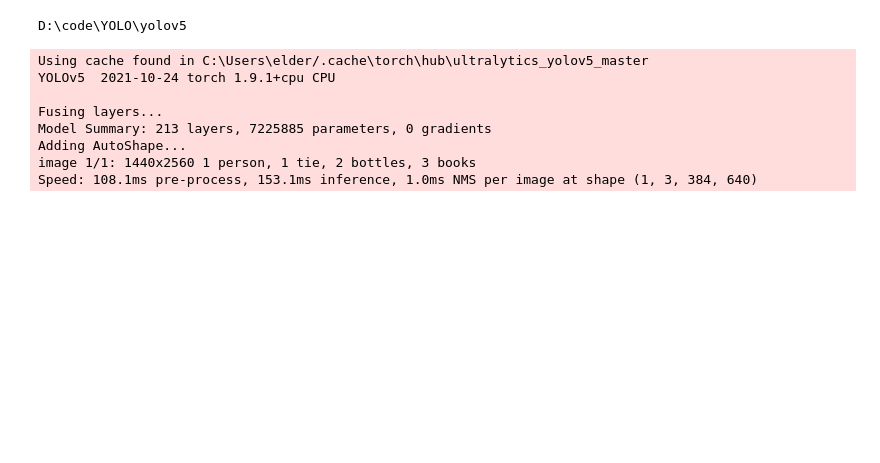
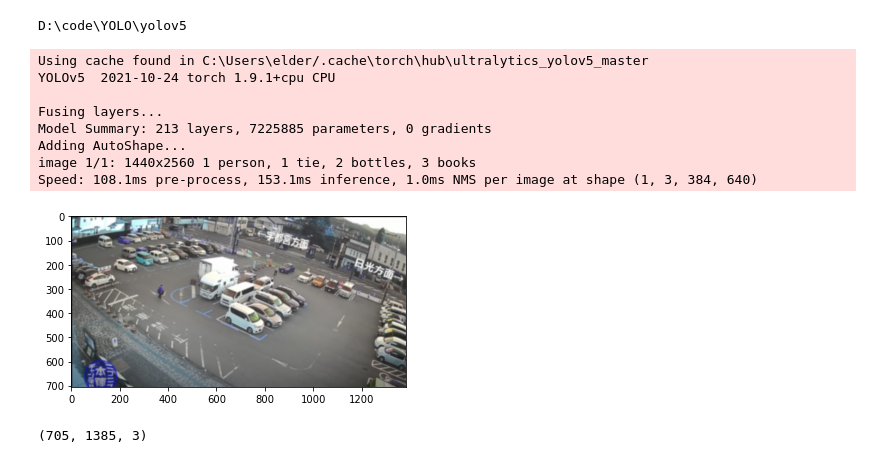
Before and after one commit to eldertree777/Parkinglot_CCTV_vehicle_recognition_system, a Jupyter notebook: YOLO/차량수 예측.ipynb, the cells around one changed output. Saved outputs shown, nothing was run; the diff lists cells and outputs as text; code cells hidden in the pictures; blank space fills up the shorter version.

```diff
--- a/YOLO/차량수 예측.ipynb
+++ b/YOLO/차량수 예측.ipynb
@@ -147,3 +140,26 @@ image 1/1: 1440x2560 1 person, 1 tie, 2 bottles, 3 books
 Speed: 108.1ms pre-process, 153.1ms inference, 1.0ms NMS per image at shape (1, 3, 384, 640)
 # %%
 results.show()
+# %%
+# RBG to BGR
+import cv2
+import matplotlib.pyplot as plt
+
+
+imgPath = 'D:\code\YOLO\dataset\img\parkingLot16.PNG'
+
+그림BGR = cv2.imread(imgPath)
+그림RGB = cv2.cvtColor(그림BGR, cv2.COLOR_BGR2RGB)
+
+
+
+# 이 아래 부분은 그림을 화면에 출력하기 위한 부분으로, OpenCV 알고리즘과는 상관이 없습니다.
+
+plt.imshow(그림BGR, interpolation='bicubic')
+plt.show()
+# %% [output]
+[figure, added]
+# %%
+그림BGR.shape
+# %% [output]
+(705, 1385, 3)
```
Also changed, not shown: parts of 1 cell of this notebook, 40 other files.
